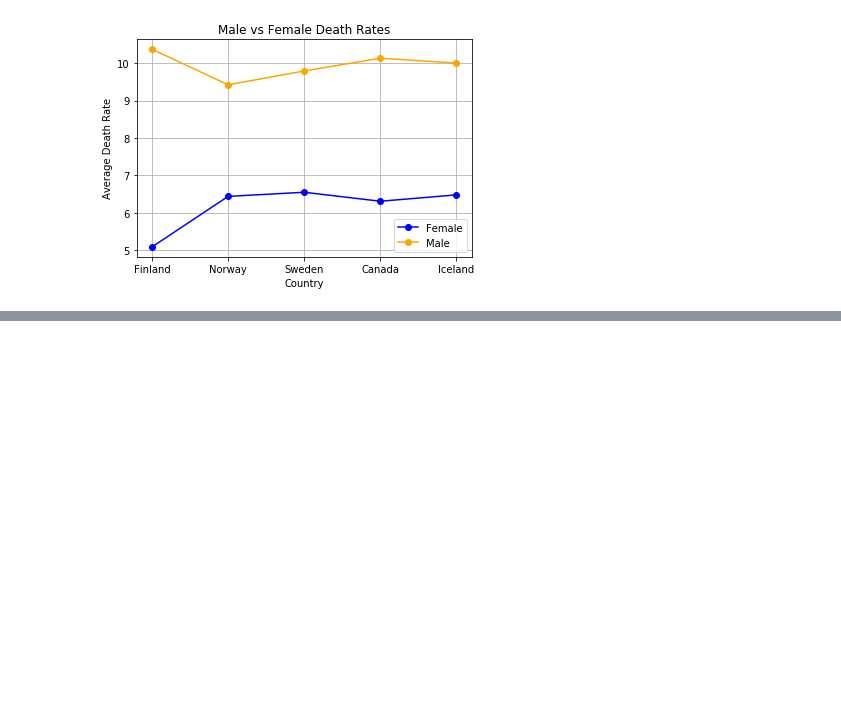
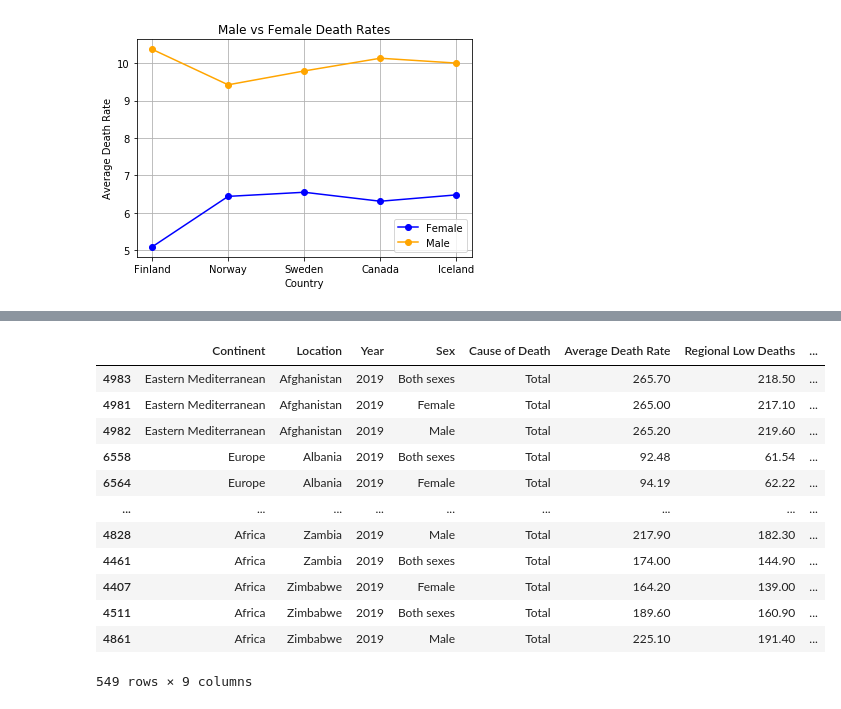
Before and after one commit to camillejensen/project_1, a Jupyter notebook: Project_1.ipynb, the cells around one changed output, grey strips where cells are left out. Cells and saved outputs as stored; diff of their text form; code cells hidden in the pictures; blank space fills up the shorter version.

```diff
--- a/Project_1.ipynb
+++ b/Project_1.ipynb
@@ -242,0 +254,17 @@ plt.show()
+# %%
+sorted_df2= total_df.sort_values('Location', ascending=True)
+sorted_df2
+# %% [output]
+|  | Continent | Location | Year | Sex | Cause of Death | Average Death Rate | Regional Low Deaths | ... |
+| 4983 | Eastern Mediterranean | Afghanistan | 2019 | Both sexes | Total | 265.70 | 218.50 | ... |
+| 4981 | Eastern Mediterranean | Afghanistan | 2019 | Female | Total | 265.00 | 217.10 | ... |
+| 4982 | Eastern Mediterranean | Afghanistan | 2019 | Male | Total | 265.20 | 219.60 | ... |
+| 6558 | Europe | Albania | 2019 | Both sexes | Total | 92.48 | 61.54 | ... |
+| 6564 | Europe | Albania | 2019 | Female | Total | 94.19 | 62.22 | ... |
+| ... | ... | ... | ... | ... | ... | ... | ... | ... |
+| 4828 | Africa | Zambia | 2019 | Male | Total | 217.90 | 182.30 | ... |
+| 4461 | Africa | Zambia | 2019 | Both sexes | Total | 174.00 | 144.90 | ... |
+| 4407 | Africa | Zimbabwe | 2019 | Female | Total | 164.20 | 139.00 | ... |
+| 4511 | Africa | Zimbabwe | 2019 | Both sexes | Total | 189.60 | 160.90 | ... |
+| 4861 | Africa | Zimbabwe | 2019 | Male | Total | 225.10 | 191.40 | ... |
+549 rows × 9 columns
```
Also changed, not shown: parts of 12 cells of this notebook.
